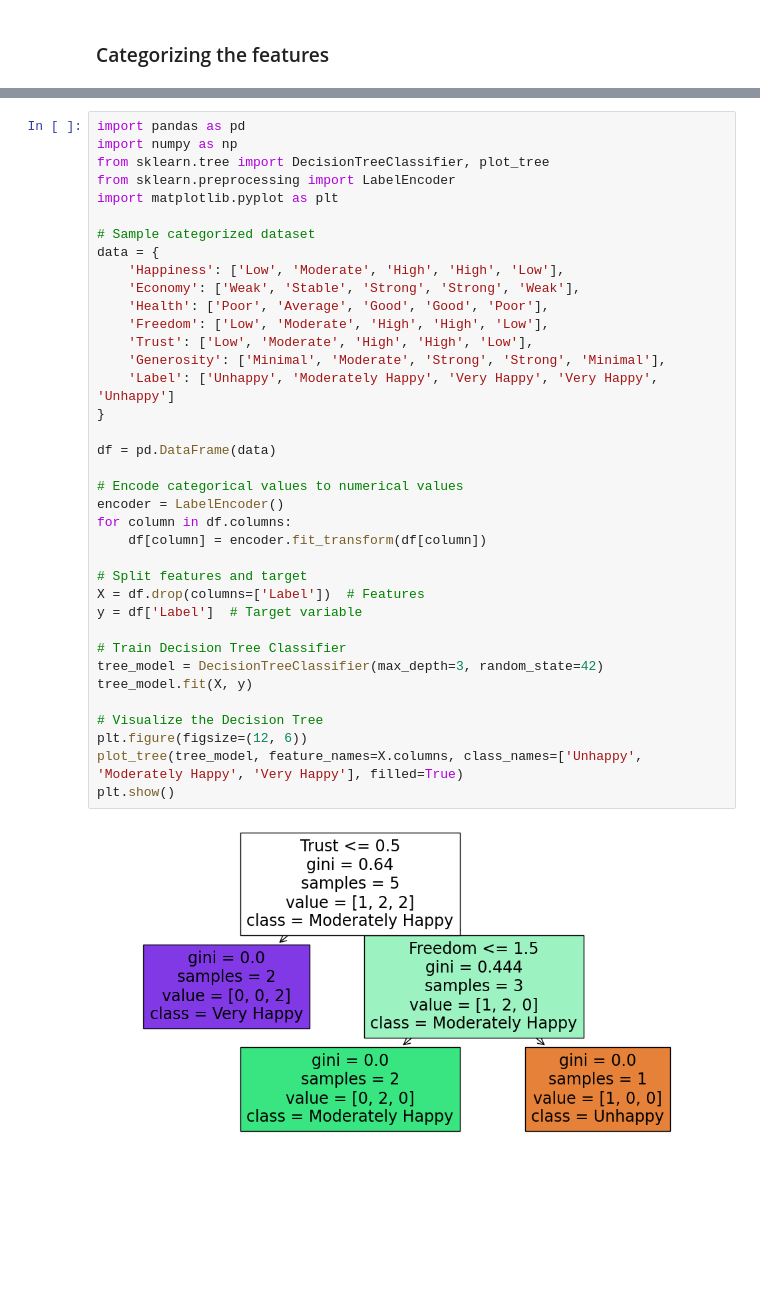
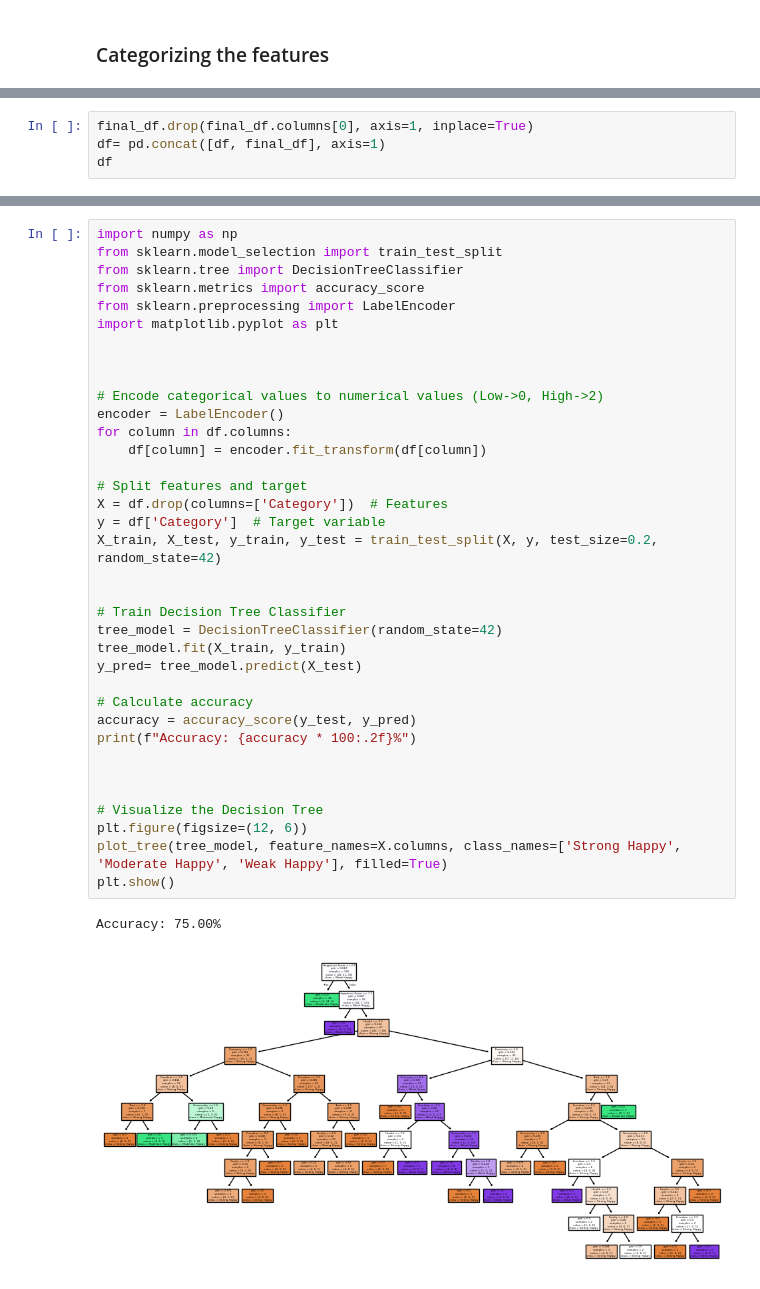
Before and after one commit to fairuznawar122/World-Happiness-Classification, a Jupyter notebook: World_Happiness_Decision_Tree.ipynb, the cells around one changed output, grey strips where cells are left out. Drawn from its saved outputs; the diff is of its cells as text; blank space fills up the shorter version.

Commit message:
TREE Made

```diff
--- a/World_Happiness_Decision_Tree.ipynb
+++ b/World_Happiness_Decision_Tree.ipynb
@@ -284,0 +281,4 @@ print(df)
+# %%
+final_df.drop(final_df.columns[0], axis=1, inplace=True)
+df= pd.concat([df, final_df], axis=1)
+df
@@ -285,39 +299,39 @@ print(df)
 # %%
-import pandas as pd
 import numpy as np
-from sklearn.tree import DecisionTreeClassifier, plot_tree
+from sklearn.model_selection import train_test_split
+from sklearn.tree import DecisionTreeClassifier
+from sklearn.metrics import accuracy_score
 from sklearn.preprocessing import LabelEncoder
 import matplotlib.pyplot as plt
 
-# Sample categorized dataset
-data = {
-    'Happiness': ['Low', 'Moderate', 'High', 'High', 'Low'],
-    'Economy': ['Weak', 'Stable', 'Strong', 'Strong', 'Weak'],
-    'Health': ['Poor', 'Average', 'Good', 'Good', 'Poor'],
-    'Freedom': ['Low', 'Moderate', 'High', 'High', 'Low'],
-    'Trust': ['Low', 'Moderate', 'High', 'High', 'Low'],
-    'Generosity': ['Minimal', 'Moderate', 'Strong', 'Strong', 'Minimal'],
-    'Label': ['Unhappy', 'Moderately Happy', 'Very Happy', 'Very Happy', 'Unhappy']
-}
 
-df = pd.DataFrame(data)
 
-# Encode categorical values to numerical values
+# Encode categorical values to numerical values (Low->0, High->2)
 encoder = LabelEncoder()
 for column in df.columns:
     df[column] = encoder.fit_transform(df[column])
 
 # Split features and target
-X = df.drop(columns=['Label'])  # Features
-y = df['Label']  # Target variable
+X = df.drop(columns=['Category'])  # Features
+y = df['Category']  # Target variable
+X_train, X_test, y_train, y_test = train_test_split(X, y, test_size=0.2, random_state=42)
+
 
 # Train Decision Tree Classifier
-tree_model = DecisionTreeClassifier(max_depth=3, random_state=42)
-tree_model.fit(X, y)
+tree_model = DecisionTreeClassifier(random_state=42)
+tree_model.fit(X_train, y_train)
+y_pred= tree_model.predict(X_test)
+
+# Calculate accuracy
+accuracy = accuracy_score(y_test, y_pred)
+print(f"Accuracy: {accuracy * 100:.2f}%")
+
+
 
 # Visualize the Decision Tree
 plt.figure(figsize=(12, 6))
-plot_tree(tree_model, feature_names=X.columns, class_names=['Unhappy', 'Moderately Happy', 'Very Happy'], filled=True)
+plot_tree(tree_model, feature_names=X.columns, class_names=['Strong Happy', 'Moderate Happy', 'Weak Happy'], filled=True)
 plt.show()
 # %% [output]
+Accuracy: 75.00%
-[figure, old version]
+[figure, new version]
```
Also changed, not shown: parts of 8 cells of this notebook.
